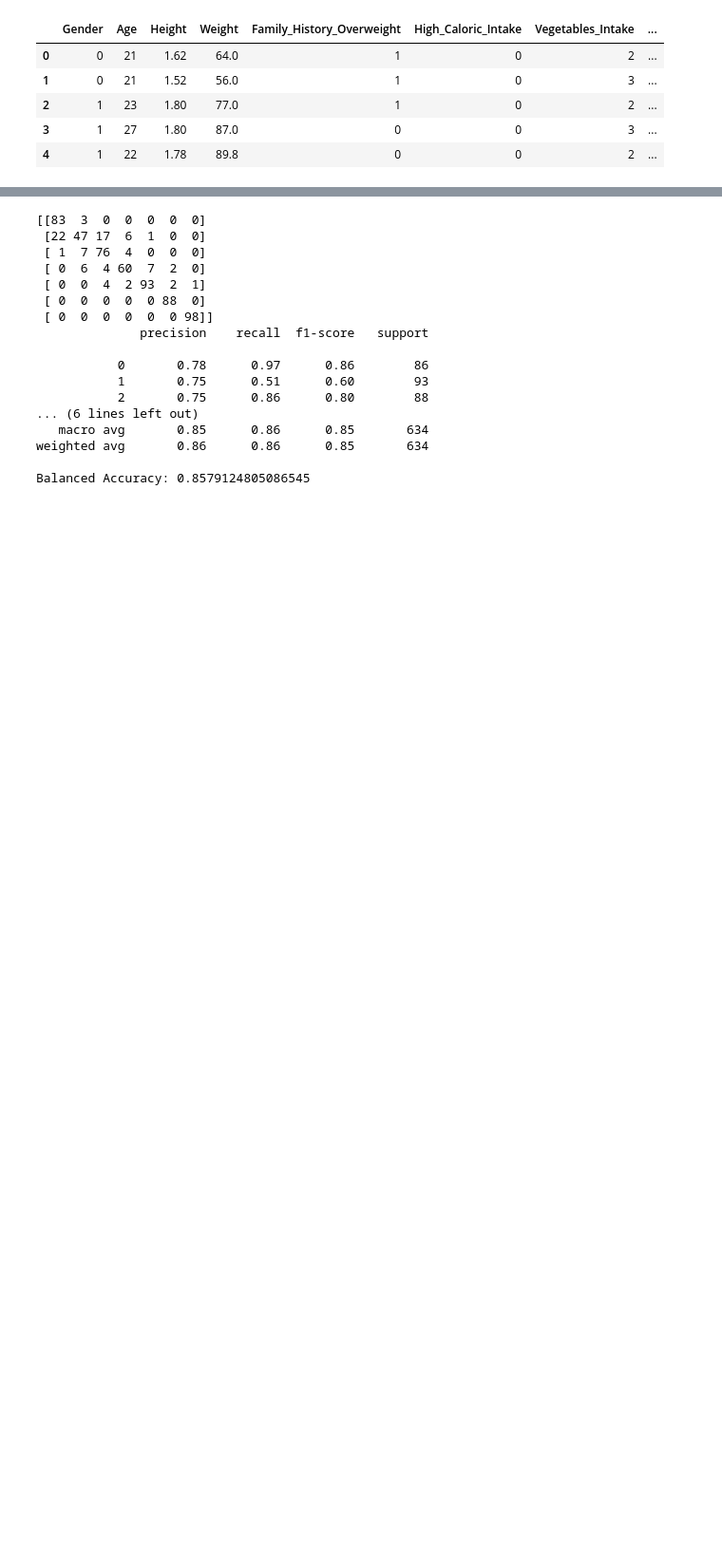
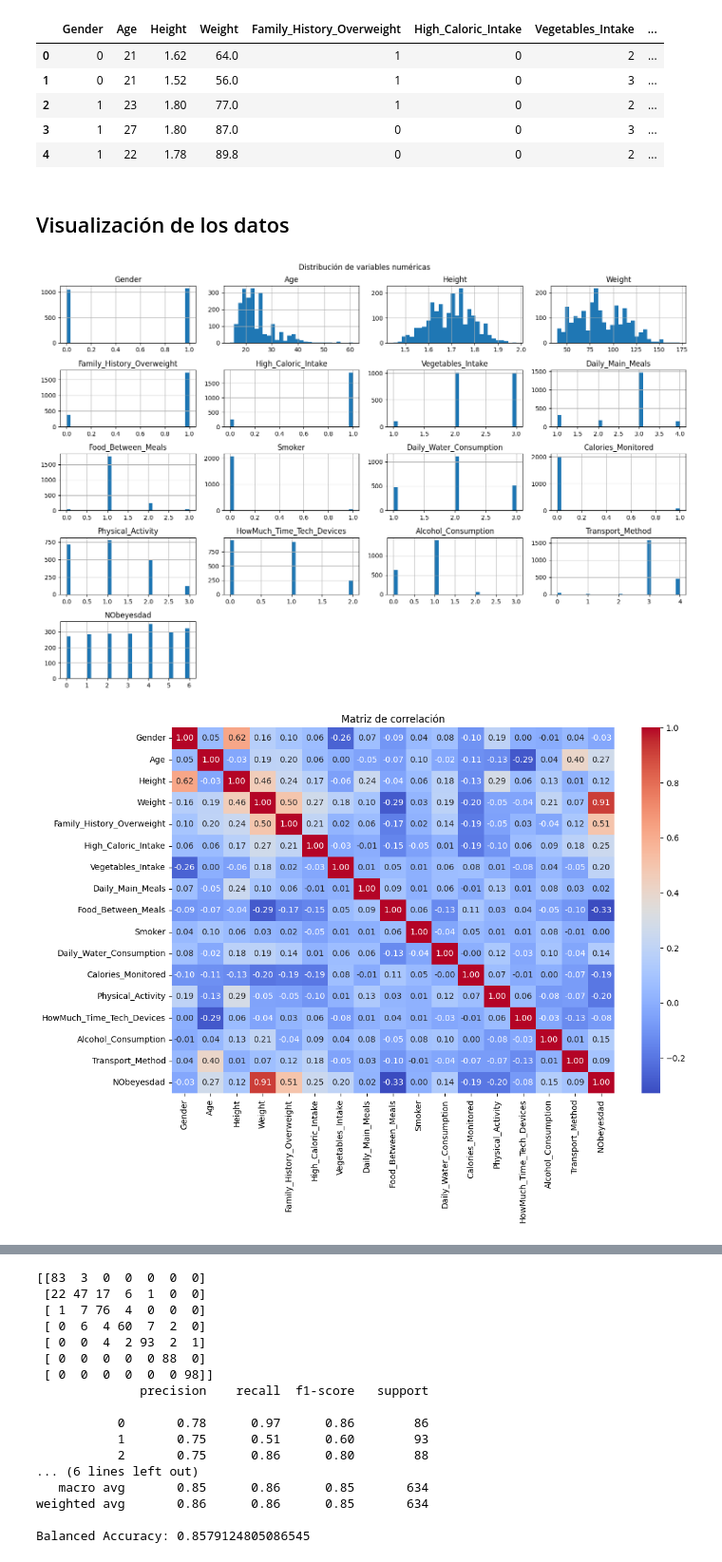
Before and after one commit to Cocdrilo/IA_HeartFailure_ML, a Jupyter notebook: Classification_Analisis.ipynb, the cells around one changed output, grey strips where cells are left out. Shown at 95% size. Cells and saved outputs as stored; diff of their text form; code cells hidden in the pictures; blank space fills up the shorter version.

Commit message:
Visualización de datos y explicaciones

```diff
--- a/Classification_Analisis.ipynb
+++ b/Classification_Analisis.ipynb
@@ -13,3 +19,35 @@ df_Full.head()
 | 2 | 1 | 23 | 1.80 | 77.0 | 1 | 0 | 2 | ... |
 | 3 | 1 | 27 | 1.80 | 87.0 | 0 | 0 | 3 | ... |
 | 4 | 1 | 22 | 1.78 | 89.8 | 0 | 0 | 2 | ... |
+# %% [markdown]
+## Visualización de los datos
+# %%
+import seaborn as sns
+import matplotlib.pyplot as plt
+
+# Histograma de las variables numéricas
+df.hist(bins=30, figsize=(15,10))
+plt.suptitle("Distribución de variables numéricas")
+plt.tight_layout()
+plt.show()
+
+# Mapa de calor de correlación
+plt.figure(figsize=(12,8))
+sns.heatmap(df.corr(), annot=True, cmap="coolwarm", fmt=".2f")
+plt.title("Matriz de correlación")
+plt.show()
+
+# Conteo de clases objetivo (si hay)
+sns.countplot(data=df, x='NObeyesdad')
+plt.title("Distribución de clases")
+plt.xticks(rotation=45)
+plt.show()
+
+# Boxplots para ver relación entre variables numéricas y la clase
+sns.boxplot(data=df, x='NObeyesdad', y='Weight')
+plt.title("Peso según tipo de obesidad")
+plt.xticks(rotation=45)
+plt.show()
+# %% [output]
+[figure, added]
+[figure, added]
```
Also changed, not shown: parts of 9 cells of this notebook, 1 other file.
